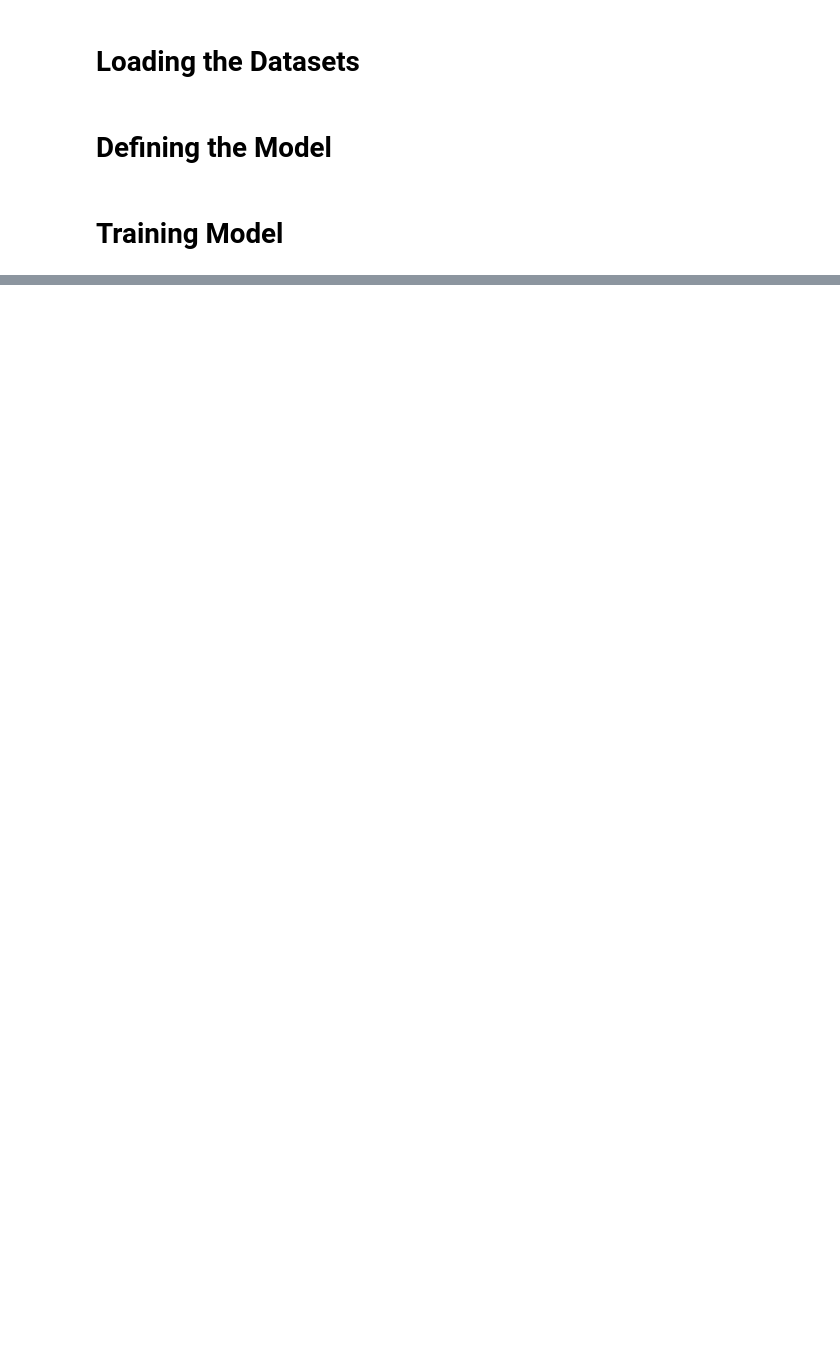
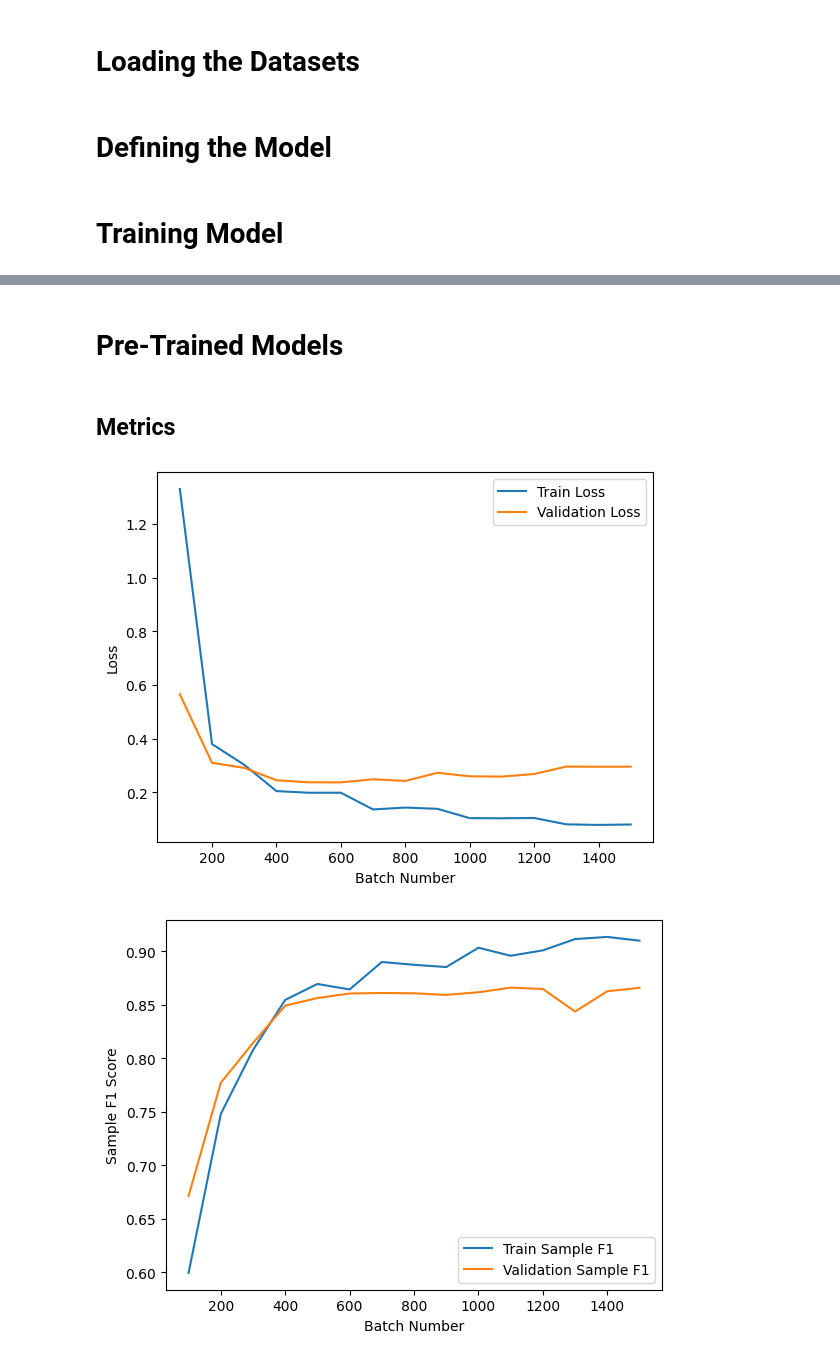
Before and after one commit to bloodpool7/RandomTransformer, a Jupyter notebook: Transformer/model_testing.ipynb, the cells around one changed output, grey strips where cells are left out. Drawn from its saved outputs; the diff is of its cells as text; code cells hidden in the pictures; blank space fills up the shorter version.

```diff
--- a/Transformer/model_testing.ipynb
+++ b/Transformer/model_testing.ipynb
@@ -75,0 +80,17 @@ os.remove("model.pt")
+# %% [markdown]
+# Pre-Trained Models
+# %% [markdown]
+## Metrics
+# %%
+path = "TrainedModels/240embeddings-3encoder-8heads-128tokensize"
+
+with ZipFile(path + ".zip", "r") as myzip:
+    myzip.extractall("temp/")
+
+train_metrics = pd.read_csv("temp/train_metrics.csv", index_col=0)
+val_metrics = pd.read_csv("temp/val_metrics.csv", index_col = 0)
+
+plot_metrics(train_metrics, val_metrics)
+# %% [output]
+[figure, added]
+[figure, added]
```
Also changed, not shown: parts of 8 cells of this notebook, 2 other files.
